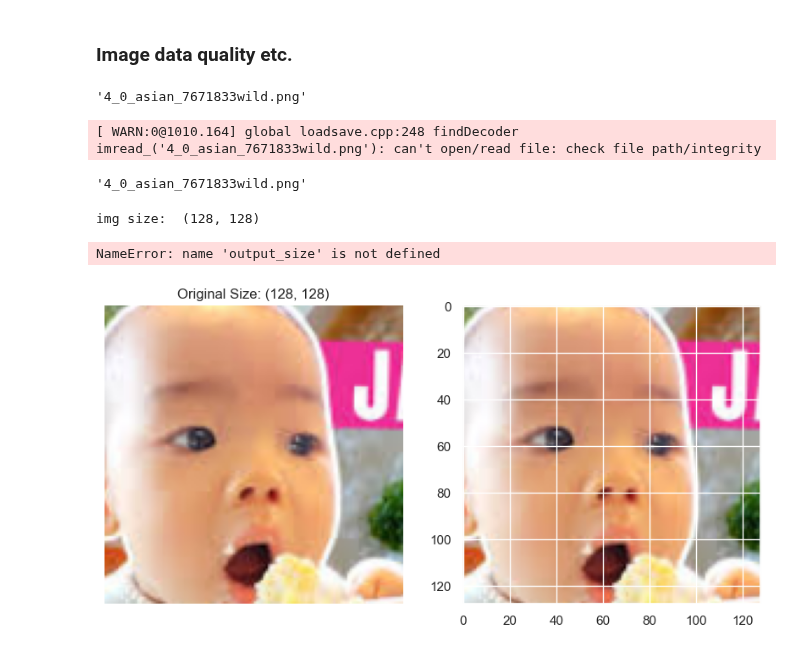
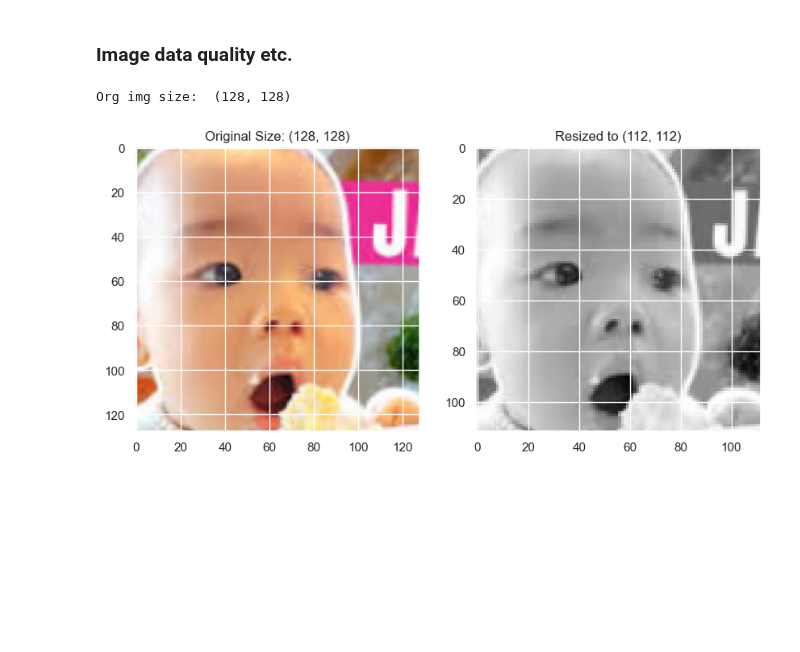
Before and after one commit to Kat-Gabi/Master_Thesis, a Jupyter notebook: notebooks/data_loading_mrcd.ipynb, the cells around one changed output. Saved outputs shown, nothing was run; the diff lists cells and outputs as text; code cells hidden in the pictures; blank space fills up the shorter version.

Commit message:
data loaders

```diff
--- a/notebooks/data_loading_mrcd.ipynb
+++ b/notebooks/data_loading_mrcd.ipynb
@@ -93,44 +93,32 @@ df
 | 41 | 5_0_asian_7667026wild.png | Asian | 0 | 5 |
 # %% [markdown]
 ### Image data quality etc.
-# %%
-img_path[0]
-# %% [output]
-'4_0_asian_7671833wild.png'
-# %%
-img_path = os.listdir(raw_data_path + 'MRCD/'+'Asian')
-img = cv.imread(img_path[0])
-# %% [output]
-[ WARN:0@1010.164] global loadsave.cpp:248 findDecoder imread_('4_0_asian_7671833wild.png'): can't open/read file: check file path/integrity
-# %%
-img_dir[0]
-# %% [output]
-'4_0_asian_7671833wild.png'
 # %%
 # Read the image
 img_dir = os.listdir(raw_data_path + 'MRCD/'+'Asian')
 #for filename in img_dir:
 img_path = os.path.join(raw_data_path + 'MRCD/'+'Asian', img_dir[0]) #filename  # Full path to the image
 #print(filename)
 img = cv2.imread(img_path)
 if img is not None:
     # Get original image size
     original_size = img.shape[:2]
-    print("img size: ",original_size)
+    print("Org img size: ",original_size)
 
 # Resize the image
-img_resized = cv2.resize(img, (128,128))
+output_size = (112,112)
+img_resized = cv2.resize(img, (112,112))
+img_gray = cv2.cvtColor(img_resized, cv2.COLOR_BGR2GRAY)
 
 # Display original and resized images
 fig, axes = plt.subplots(1, 2, figsize=(10, 5))
 axes[0].imshow(cv2.cvtColor(img, cv2.COLOR_BGR2RGB))
 axes[0].set_title(f'Original Size: {original_size}')
-axes[0].axis('off')
-axes[1].imshow(cv2.cvtColor(img_resized, cv2.COLOR_BGR2RGB))
+#axes[0].axis('off')
+axes[1].imshow(img_gray, cmap='gray')
 axes[1].set_title(f'Resized to {output_size}')
-axes[1].axis('off')
+#axes[1].axis('off')
 plt.show()
 # %% [output]
-img size:  (128, 128)
+Org img size:  (128, 128)
-NameError: name 'output_size' is not defined
-[figure, old version]
+[figure, new version]
```
Also changed, not shown: 3 other files.
